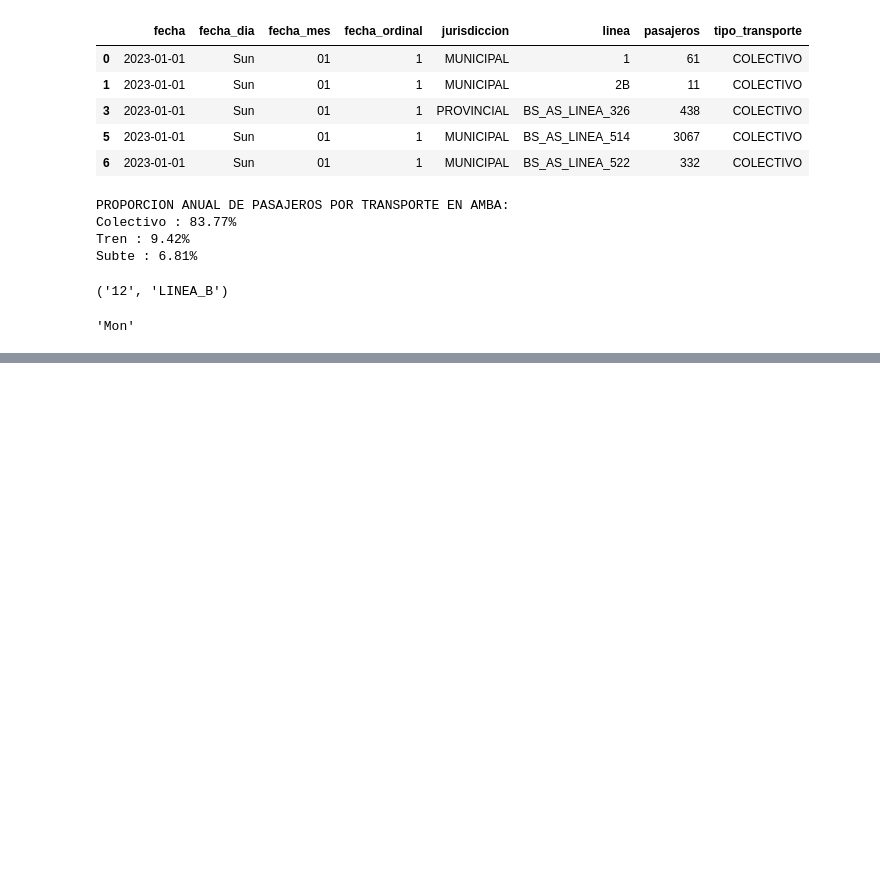
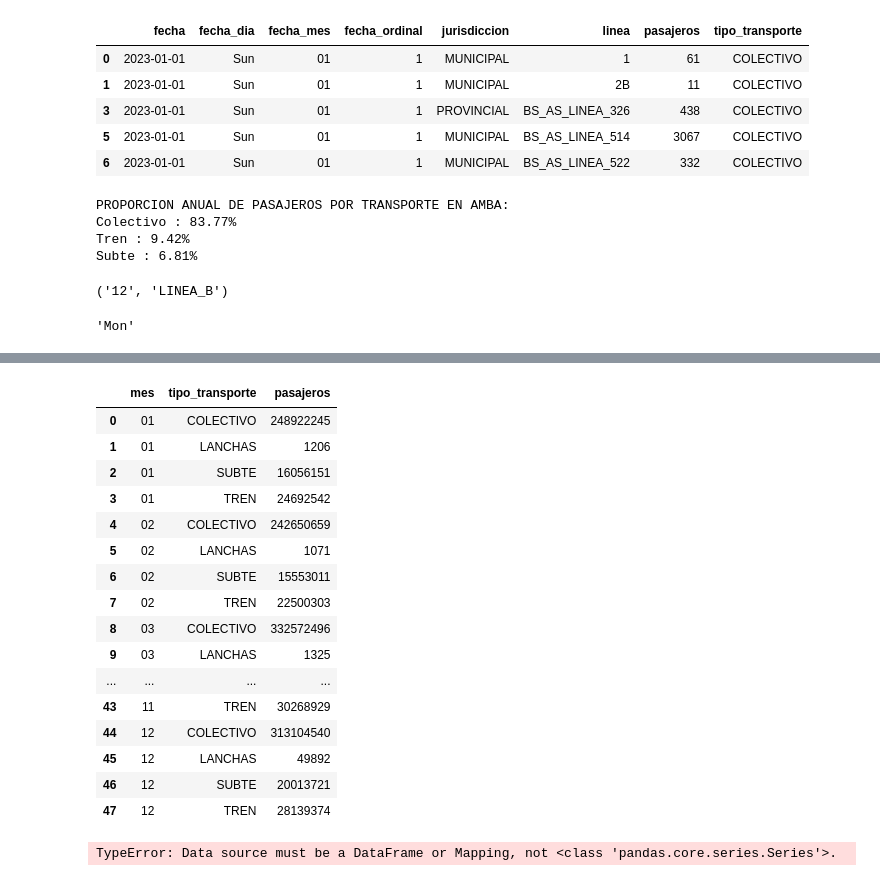
Before and after one commit to romanprs03/labo_de_datos, a Jupyter notebook: TP1/Román_Parisi_Joaquín_Núñez.ipynb, the cells around one changed output, grey strips where cells are left out. Drawn from its saved outputs; the diff is of its cells as text; code cells hidden in the pictures; blank space fills up the shorter version.

```diff
--- a/TP1/Román_Parisi_Joaquín_Núñez.ipynb
+++ b/TP1/Román_Parisi_Joaquín_Núñez.ipynb
@@ -170,0 +171,31 @@ so.Plot(data=datos_analisis_exploratorio_transporte, x="Transporte", y="Pasajero
+# %%
+g = datos_limpios.groupby(["fecha_mes", "tipo_transporte"])["pasajeros"].sum()
+# g['01', 'COLECTIVO']
+nuevo_df = pd.DataFrame(
+    {"mes": [indice[0] for indice in g.index],
+    "tipo_transporte": [indice[1] for indice in g.index],
+    "pasajeros": [g[indice] for indice in g.index]}
+    )
+nuevo_df
+# %% [output]
+|  | mes | tipo_transporte | pasajeros |
+| 0 | 01 | COLECTIVO | 248922245 |
+| 1 | 01 | LANCHAS | 1206 |
+| 2 | 01 | SUBTE | 16056151 |
+| 3 | 01 | TREN | 24692542 |
+| 4 | 02 | COLECTIVO | 242650659 |
+| 5 | 02 | LANCHAS | 1071 |
+| 6 | 02 | SUBTE | 15553011 |
+| 7 | 02 | TREN | 22500303 |
+| 8 | 03 | COLECTIVO | 332572496 |
+| 9 | 03 | LANCHAS | 1325 |
+| ... | ... | ... | ... |
+| 43 | 11 | TREN | 30268929 |
+| 44 | 12 | COLECTIVO | 313104540 |
+| 45 | 12 | LANCHAS | 49892 |
+| 46 | 12 | SUBTE | 20013721 |
+| 47 | 12 | TREN | 28139374 |
+# %%
+so.Plot(data=, x="Meses", y="Pasajeros").add(so.Bar())
+# %% [output]
+TypeError: Data source must be a DataFrame or Mapping, not <class 'pandas.core.series.Series'>.
```
Also changed, not shown: parts of 2 cells of this notebook, 2 other files.
